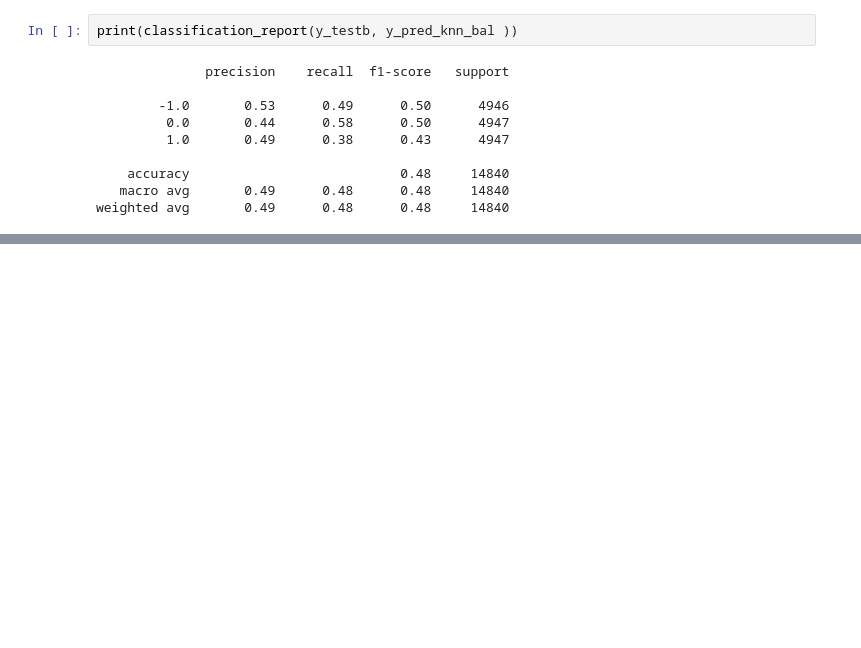
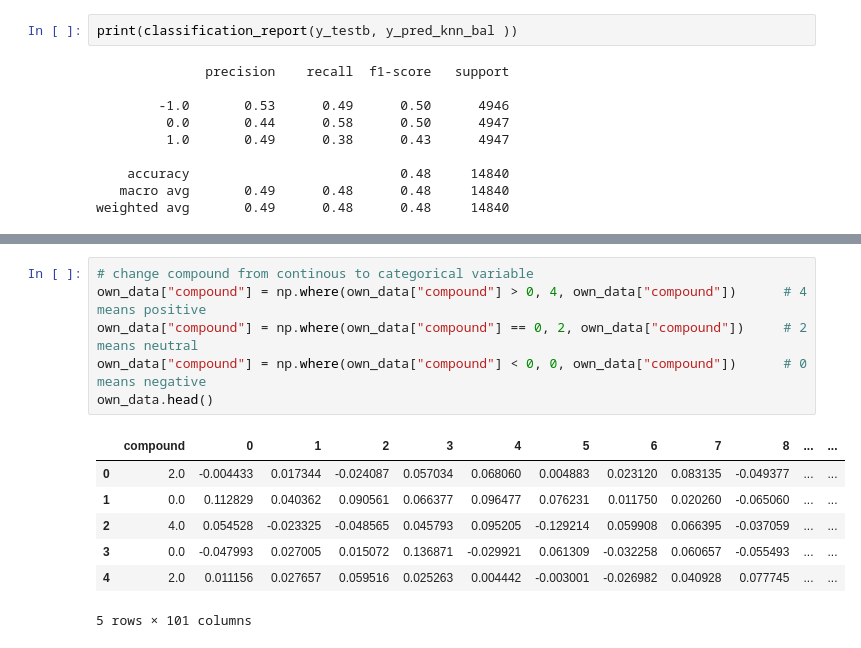
Before and after one commit to C-JoGit/Zalando_Analytics_HWR_BIPM, a Jupyter notebook: model.ipynb, the cells around one changed output, grey strips where cells are left out. Saved outputs shown, nothing was run; the diff lists cells and outputs as text; blank space fills up the shorter version.

```diff
--- a/model.ipynb
+++ b/model.ipynb
@@ -240,0 +251,14 @@ weighted avg       0.49      0.48      0.48     14840
+# %%
+# change compound from continous to categorical variable
+own_data["compound"] = np.where(own_data["compound"] > 0, 4, own_data["compound"])      # 4 means positive
+own_data["compound"] = np.where(own_data["compound"] == 0, 2, own_data["compound"])     # 2 means neutral
+own_data["compound"] = np.where(own_data["compound"] < 0, 0, own_data["compound"])      # 0 means negative
+own_data.head()
+# %% [output]
+|  | compound | 0 | 1 | 2 | 3 | 4 | 5 | 6 | 7 | 8 | ... | ... |
+| 0 | 2.0 | -0.004433 | 0.017344 | -0.024087 | 0.057034 | 0.068060 | 0.004883 | 0.023120 | 0.083135 | -0.049377 | ... | ... |
+| 1 | 0.0 | 0.112829 | 0.040362 | 0.090561 | 0.066377 | 0.096477 | 0.076231 | 0.011750 | 0.020260 | -0.065060 | ... | ... |
+| 2 | 4.0 | 0.054528 | -0.023325 | -0.048565 | 0.045793 | 0.095205 | -0.129214 | 0.059908 | 0.066395 | -0.037059 | ... | ... |
+| 3 | 0.0 | -0.047993 | 0.027005 | 0.015072 | 0.136871 | -0.029921 | 0.061309 | -0.032258 | 0.060657 | -0.055493 | ... | ... |
+| 4 | 2.0 | 0.011156 | 0.027657 | 0.059516 | 0.025263 | 0.004442 | -0.003001 | -0.026982 | 0.040928 | 0.077745 | ... | ... |
+5 rows × 101 columns
```
Also changed, not shown: parts of 8 cells of this notebook, 3 other files.
